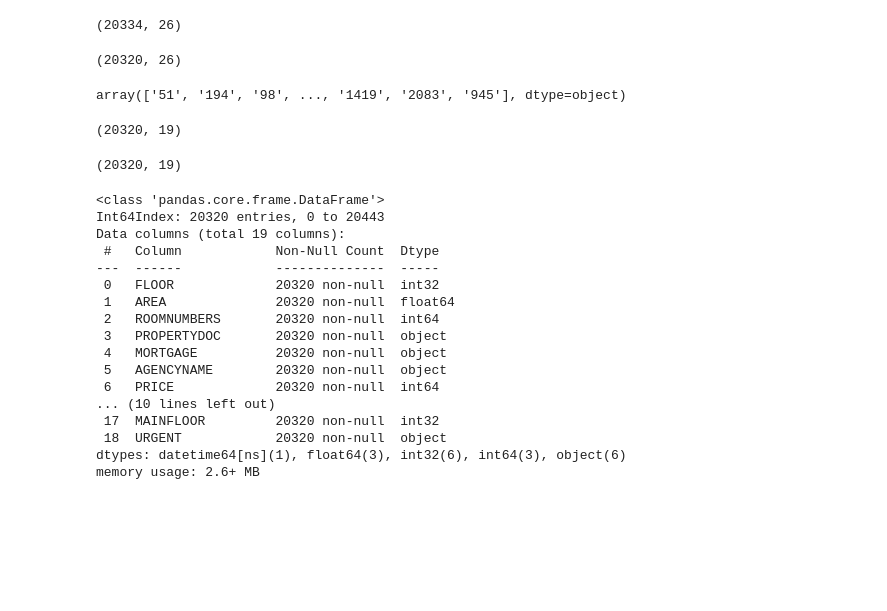
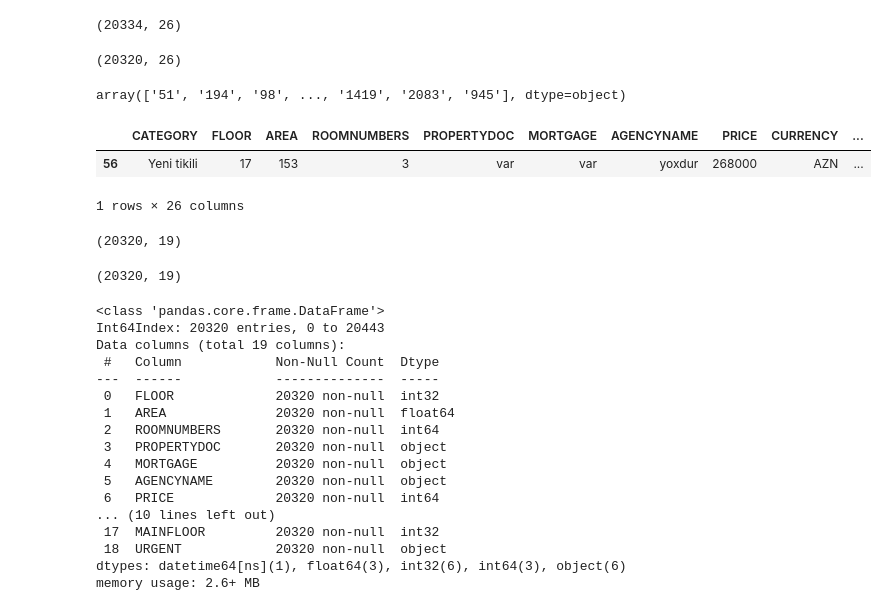
Before and after one commit to Kalbaliev/BinaScrapy, a Jupyter notebook: Data Cleaning.ipynb, the cells around one changed output. Saved outputs shown, nothing was run; the diff lists cells and outputs as text; code cells hidden in the pictures; blank space fills up the shorter version.

Commit message:
data-analysis ver-1

```diff
--- a/Data Cleaning.ipynb
+++ b/Data Cleaning.ipynb
@@ -165,8 +165,3 @@ data["AGENCYNAME"]=data.AGENCYNAME.apply(lambda x: x.replace("daşınmaz əmlak
 data.FLOOR=data.FLOOR.apply(lambda x: re.findall(r'\d+',x))
 data["MAINFLOOR"]=data.FLOOR.apply(lambda x:x[0])
 data["FLOOR"]=data.FLOOR.apply(lambda x:x[1])
-# %%
-currentDay = datetime.now().day
-yesterday= (datetime.now() - timedelta(days=1)).day
-currentMonth = datetime.now().month
-currentDay,currentMonth,yesterday
@@ -197,6 +215,6 @@ def replaceTime(val):
         if monthname in val:
             #print("-----",monthname)
             val=val.replace(monthname, monthnum)
-    return val
+    return val.replace(" ","")
 
-data["UPDATETIME"]=pd.to_datetime(data.UPDATETIME.apply(lambda x: replaceTime(x)))
+data["UPDATETIME"]=data.UPDATETIME.apply(lambda x: replaceTime(x))
@@ -222,0 +221,2 @@ memory usage: 4.1+ MB
+# %%
+data['UPDATETIME'] = pd.to_datetime(data['UPDATETIME'], format='%d%m%Y')
@@ -342,6 +362,12 @@ array(['51', '194', '98', ..., '1419', '2083', '945'], dtype=object)
 # %%
 data.loc[(data.COUNTTOTAL.isnull()),"COUNTTOTAL"]=0
 data.loc[(data.COUNTNEWBUILDING.isnull()),"COUNTNEWBUILDING"]=0
+# %%
+data[data.index==56]
+# %% [output]
+|  | CATEGORY | FLOOR | AREA | ROOMNUMBERS | PROPERTYDOC | MORTGAGE | AGENCYNAME | PRICE | CURRENCY | ... |
+| 56 | Yeni tikili | 17 | 153 | 3 | var | var | yoxdur | 268000 | AZN | ... |
+1 rows × 26 columns
 # %%
 deleted_columns=["CATEGORY","CURRENCY","DESCRIPTION","ADDRESS","SELLERNAME","ANNOUNCEMENTID","TITLE"]
 data.drop(deleted_columns,axis=1,inplace=True)
```
Also changed, not shown: parts of 8 cells of this notebook, 2 other files.
